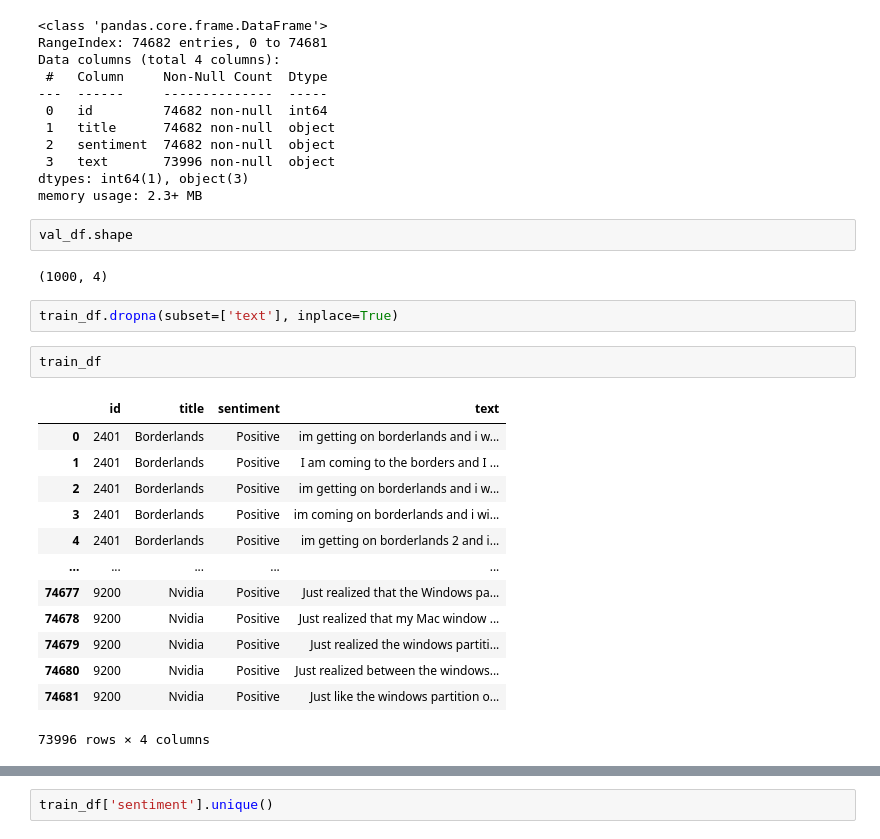
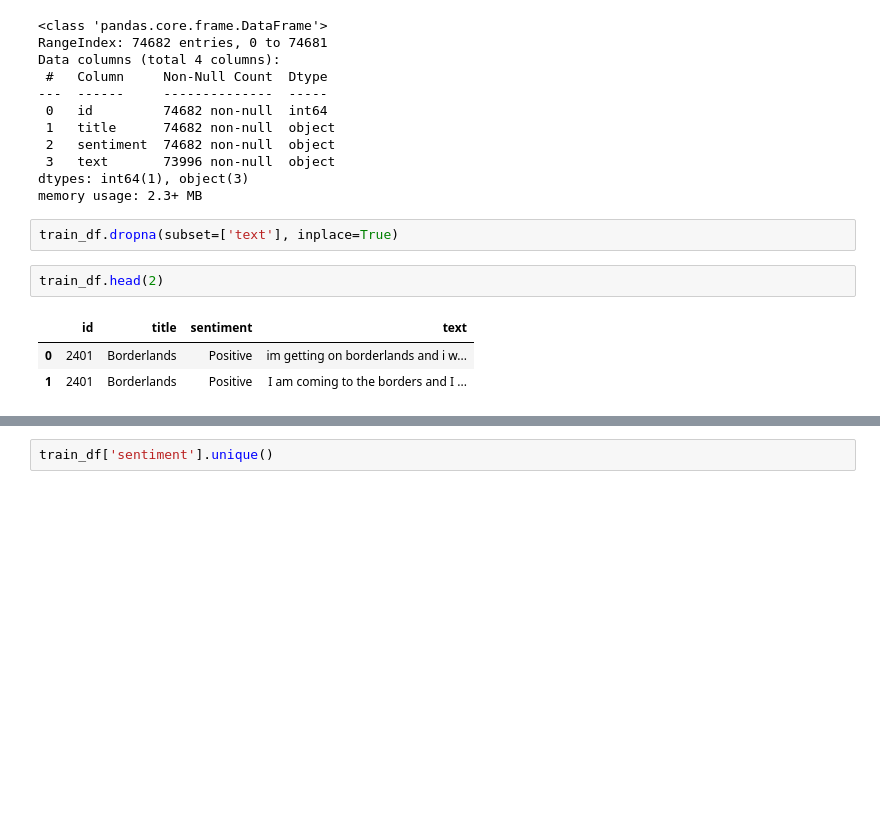
Before and after one commit to namitabagri/Text-Sentiment-Classifier, a Jupyter notebook: colab.ipynb, the cells around one changed output, grey strips where cells are left out. Cells and saved outputs as stored; diff of their text form; blank space fills up the shorter version.

```diff
--- a/colab.ipynb
+++ b/colab.ipynb
@@ -74,26 +77,12 @@ Data columns (total 4 columns):
  3   text       73996 non-null  object
 dtypes: int64(1), object(3)
 memory usage: 2.3+ MB
-# %%
-val_df.shape
-# %% [output]
-(1000, 4)
 # %%
 train_df.dropna(subset=['text'], inplace=True)
 # %%
-train_df
+train_df.head(2)
 # %% [output]
 |  | id | title | sentiment | text |
 | 0 | 2401 | Borderlands | Positive | im getting on borderlands and i w... |
 | 1 | 2401 | Borderlands | Positive | I am coming to the borders and I ... |
-| 2 | 2401 | Borderlands | Positive | im getting on borderlands and i w... |
-| 3 | 2401 | Borderlands | Positive | im coming on borderlands and i wi... |
-| 4 | 2401 | Borderlands | Positive | im getting on borderlands 2 and i... |
-| ... | ... | ... | ... | ... |
-| 74677 | 9200 | Nvidia | Positive | Just realized that the Windows pa... |
-| 74678 | 9200 | Nvidia | Positive | Just realized that my Mac window ... |
-| 74679 | 9200 | Nvidia | Positive | Just realized the windows partiti... |
-| 74680 | 9200 | Nvidia | Positive | Just realized between the windows... |
-| 74681 | 9200 | Nvidia | Positive | Just like the windows partition o... |
-73996 rows × 4 columns
 # %%
```
Also changed, not shown: parts of 7 cells of this notebook.
